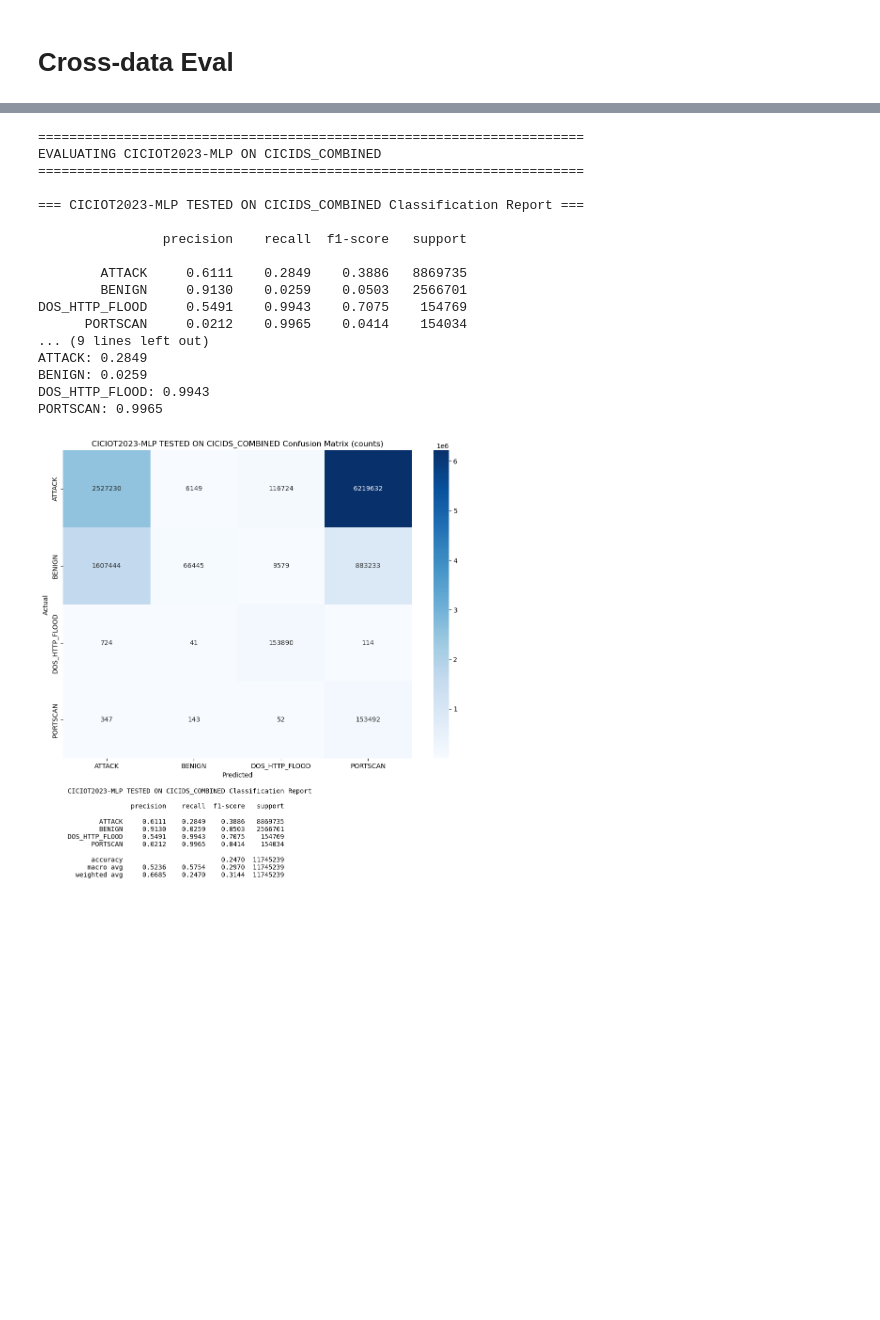
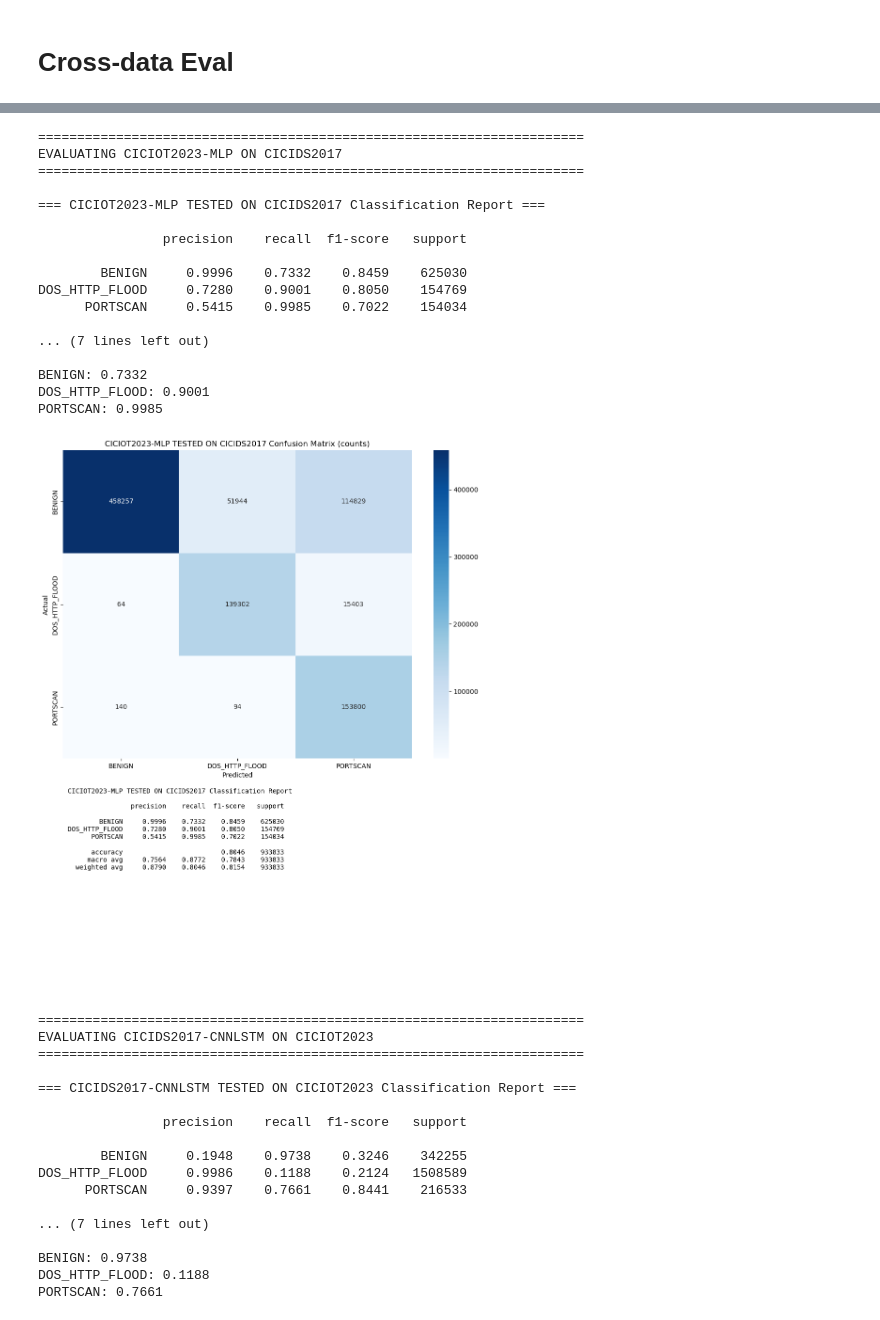
Before and after one commit to ramuld12/Property-based-Neural-Network-Verification, a Jupyter notebook: withProperties/training.ipynb, the cells around one changed output, grey strips where cells are left out. Cells and saved outputs as stored; diff of their text form; code cells hidden in the pictures; blank space fills up the shorter version.

```diff
--- a/withProperties/training.ipynb
+++ b/withProperties/training.ipynb
@@ -62,9 +118,6 @@ DATASETS = {
     },
 }
 # %%
-from datetime import date
-
-
 for MODEL_TYPE in MODEL_TYPES:
     for dataset_name, dataset_config in DATASETS.items():
         print("\n" + "=" * 70)
@@ -100,7 +153,7 @@ for MODEL_TYPE in MODEL_TYPES:
             X_train_bal[categorical_cols] = ordinal_encoder.fit_transform(X_train_bal[categorical_cols])
             X_test_local[categorical_cols] = ordinal_encoder.transform(X_test_local[categorical_cols])
 
-        binary_cols = [c for c in ["valid_tcp_handshake_feature", "is_udp", "is_http"] if c in feature_cols]
+        binary_cols = [c for c in PROPERTY_BOOLEAN_FEATURES if c in feature_cols]
         continuous_cols = [c for c in feature_cols if c not in binary_cols]
 
         X_train_scaled_df = X_train_bal.copy()
@@ -108,9 +161,12 @@ for MODEL_TYPE in MODEL_TYPES:
 
         scaler = StandardScaler()
 
-        # Fit on ALL features
-        X_train_scaled_df[feature_cols] = scaler.fit_transform(X_train_bal[feature_cols])
-        X_test_scaled_df[feature_cols] = scaler.transform(X_test_local[feature_cols])
+        if len(continuous_cols) > 0:
+            X_train_scaled_df[continuous_cols] = scaler.fit_transform(X_train_bal[continuous_cols])
+            X_test_scaled_df[continuous_cols] = scaler.transform(X_test_local[continuous_cols])
+
+        X_train_scaled = X_train_scaled_df[feature_cols].values
+        X_test_scaled = X_test_scaled_df[feature_cols].values
 
         # Restore binary columns to original 0/1 values
         for col in binary_cols:
@@ -309,31 +402,31 @@ from utils.evaluation import (
     load_and_evaluate_model
 )
 # %%
-df_cicids_combined = pd.read_csv("../data/cicids_combined_preprocessed.tsv", on_bad_lines="skip", delimiter="\t")
-df_ciciot2023 = pd.read_csv("../data/ciciot2023_preprocessed.tsv", on_bad_lines="skip", delimiter="\t")
+df_cicids2017 = pd.read_csv("cicids2017_preprocessed_with_properties.tsv", on_bad_lines="skip", delimiter="\t")
+df_ciciot2023 = pd.read_csv("ciciot2023_preprocessed_with_properties.tsv", on_bad_lines="skip", delimiter="\t")
 # %%
-df_cicids_combined_filtered = filter_labels(df_cicids_combined, TARGET_LABELS)
+df_cicids2017_filtered = filter_labels(df_cicids2017, TARGET_LABELS)
 df_ciciot2023_filtered = filter_labels(df_ciciot2023, TARGET_LABELS)
 # %%
 DATASETS_EVAL = {
-    "cicids_combined": {"X": df_cicids_combined_filtered[FEATURES], "y": df_cicids_combined_filtered["label"]},
+    "cicids2017": {"X": df_cicids2017_filtered[FEATURES], "y": df_cicids2017_filtered["label"]},
     "ciciot2023": {"X": df_ciciot2023_filtered[FEATURES], "y": df_ciciot2023_filtered["label"]},
 }
 MODEL_TYPES_EVAL = [
     "mlp",
-    # "cnnlstm"
+    "cnnlstm"
 ]
 # %%
 for MODEL_TYPE in MODEL_TYPES_EVAL:
     for dataset_name, dataset_config in DATASETS_EVAL.items():
-        if dataset_name == "cicids_combined":
+        if dataset_name == "cicids2017":
             X_test = DATASETS_EVAL["ciciot2023"]["X"]
             y_test = DATASETS_EVAL["ciciot2023"]["y"]
             test_name = "CICIOT2023"
         else:
-            X_test = DATASETS_EVAL["cicids_combined"]["X"]
-            y_test = DATASETS_EVAL["cicids_combined"]["y"]
-            test_name = "CICIDS_COMBINED"
+            X_test = DATASETS_EVAL["cicids2017"]["X"]
+            y_test = DATASETS_EVAL["cicids2017"]["y"]
+            test_name = "CICIDS2017"
         print("\n" + "=" * 70)
         print(f"EVALUATING {dataset_name.upper()}-{MODEL_TYPE.upper()} ON {test_name}")
         print("=" * 70)
@@ -368,18 +461,35 @@ PORTSCAN: 0.7896
 ======================================================================
-EVALUATING CICIOT2023-MLP ON CICIDS_COMBINED
+EVALUATING CICIOT2023-MLP ON CICIDS2017
 ======================================================================
 
-=== CICIOT2023-MLP TESTED ON CICIDS_COMBINED Classification Report ===
+=== CICIOT2023-MLP TESTED ON CICIDS2017 Classification Report ===
 
                 precision    recall  f1-score   support
 
-        ATTACK     0.6111    0.2849    0.3886   8869735
-        BENIGN     0.9130    0.0259    0.0503   2566701
-DOS_HTTP_FLOOD     0.5491    0.9943    0.7075    154769
-      PORTSCAN     0.0212    0.9965    0.0414    154034
-... (9 lines left out)
-ATTACK: 0.2849
-BENIGN: 0.0259
-DOS_HTTP_FLOOD: 0.9943
-PORTSCAN: 0.9965
+        BENIGN     0.9996    0.7332    0.8459    625030
+DOS_HTTP_FLOOD     0.7280    0.9001    0.8050    154769
+      PORTSCAN     0.5415    0.9985    0.7022    154034
+
+... (7 lines left out)
+
+BENIGN: 0.7332
+DOS_HTTP_FLOOD: 0.9001
+PORTSCAN: 0.9985
-[figure, old version]
+[figure, new version]
+======================================================================
+EVALUATING CICIDS2017-CNNLSTM ON CICIOT2023
+======================================================================
+
+=== CICIDS2017-CNNLSTM TESTED ON CICIOT2023 Classification Report ===
+
+                precision    recall  f1-score   support
+
+        BENIGN     0.1948    0.9738    0.3246    342255
+DOS_HTTP_FLOOD     0.9986    0.1188    0.2124   1508589
+      PORTSCAN     0.9397    0.7661    0.8441    216533
+
+... (7 lines left out)
+
+BENIGN: 0.9738
+DOS_HTTP_FLOOD: 0.1188
+PORTSCAN: 0.7661
```
Also changed, not shown: parts of 11 cells of this notebook, 48 other files.
